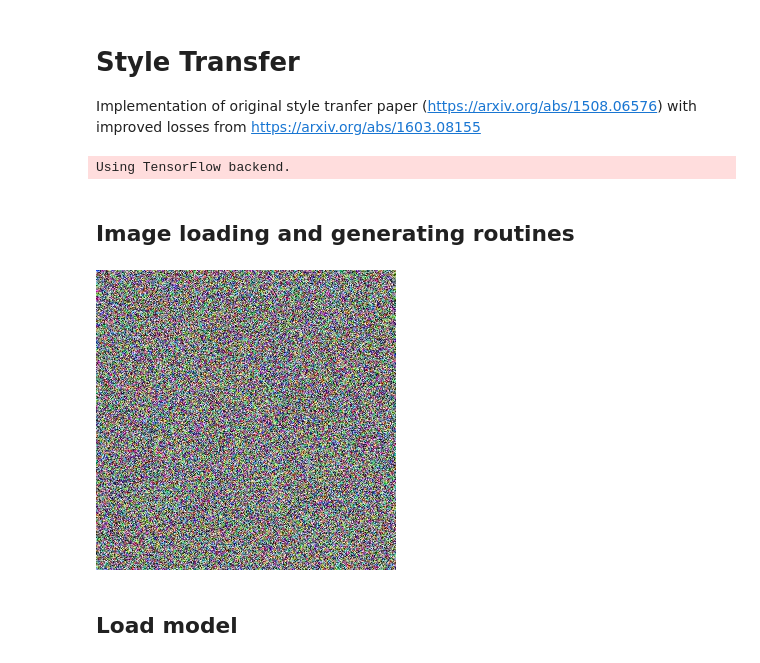
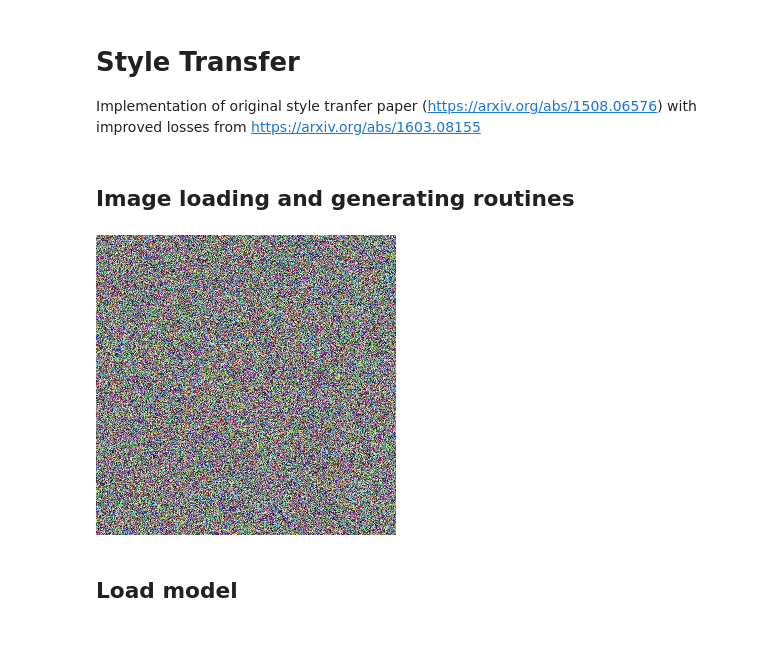
Before and after one commit to slavivanov/Style-Tranfer, a Jupyter notebook: style.ipynb, the cells around one changed output. Drawn from its saved outputs; the diff is of its cells as text; code cells hidden in the pictures.

```diff
--- a/style.ipynb
+++ b/style.ipynb
@@ -22,16 +22,16 @@ from scipy.ndimage.filters import gaussian_filter
 from IPython.display import clear_output, HTML
 from IPython.display import display, Image
 from functools import partial
-import utils; reload(utils)
+import utils
+reload(utils)
 from utils import *
 from IPython.core.debugger import Tracer
 from display_graph import display_graph
 import pprint
 import time
+from scipy.misc import imsave
 
 %matplotlib inline
-# %% [output]
-Using TensorFlow backend.
 # %% [markdown]
 ## Image loading and generating routines
 # %%
@@ -45,35 +45,37 @@ def random_image(size,):
             random_noise: Whether to generate a random noise
              image or to load a picture.
             filename: The fullpath to the image to load.
     '''
     width, height = size
     # Generate a random noise image
     # 3 is the number of channels (RGB) in the image.
     img = np.random.random(size=(width, height, 3))
     img_array = img * 256
     return img_array
 
+
 def load_image(size, filename=None):
     '''Load image from disc and return it as np array.
         Args:
             size: The desired dimensions of the output image.
             filename: The fullpath to the image to load.
     '''
     width, height = size
 
     if not filename:
-        raise ValueError('If not generating random noise image, image filename is required.')
+        raise ValueError(
+            'If not generating random noise image, image filename is required.')
     # Load a picture
     img = PIL.Image.open(filename)
     img = img.resize((width, height))
     img_array = np.asarray(img.copy())
     return img_array
 
 # Get and displaying image
 image = random_image(size=image_size)
 show(image)
 # %% [output]
-[figure, old version]
+[figure, new version]
 # %% [markdown]
 ## Load model
 # %%
```
Also changed, not shown: parts of 49 cells of this notebook, 11 other files.
